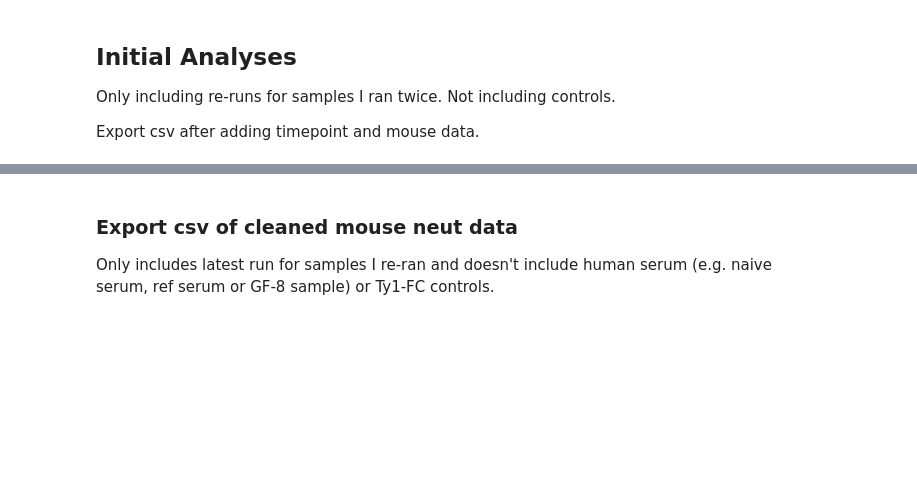
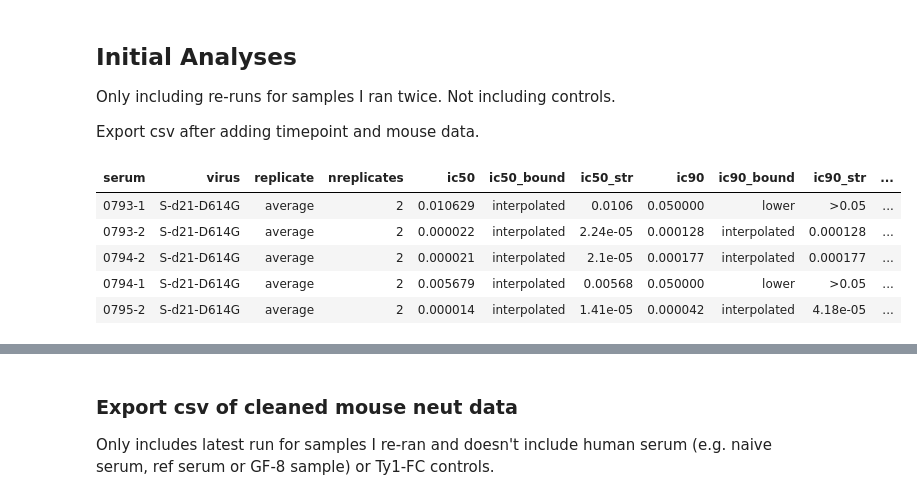
Before and after one commit to jbloomlab/RBD_nanoparticle_vaccine, a Jupyter notebook: MouseNeuts.ipynb, the cells around one changed output, grey strips where cells are left out. Drawn from its saved outputs; the diff is of its cells as text; code cells hidden in the pictures; blank space fills up the shorter version.

Commit message:
clean nb run

```diff
--- a/MouseNeuts.ipynb
+++ b/MouseNeuts.ipynb
@@ -192,7 +450,14 @@ cleaned_data_df = cleaned_data_df[~cleaned_data_df['serum'].isin(drop_samples)].
 cleaned_data_df['Timepoint'] = cleaned_data_df['serum'].apply(lambda x: 'Prime' if '-1' in x else 'Boost')
 cleaned_data_df['Mouse'] = cleaned_data_df['serum'].apply(lambda x: x[:-2])
 # %%
-display(cleaned_data_df.sort_values('Mouse').reset_index(drop=True).head())
+display(HTML(cleaned_data_df.sort_values('Mouse').reset_index(drop=True).head().to_html(index=False)))
+# %% [output]
+| serum | virus | replicate | nreplicates | ic50 | ic50_bound | ic50_str | ic90 | ic90_bound | ic90_str | ... |
+| 0793-1 | S-d21-D614G | average | 2 | 0.010629 | interpolated | 0.0106 | 0.050000 | lower | >0.05 | ... |
+| 0793-2 | S-d21-D614G | average | 2 | 0.000022 | interpolated | 2.24e-05 | 0.000128 | interpolated | 0.000128 | ... |
+| 0794-2 | S-d21-D614G | average | 2 | 0.000021 | interpolated | 2.1e-05 | 0.000177 | interpolated | 0.000177 | ... |
+| 0794-1 | S-d21-D614G | average | 2 | 0.005679 | interpolated | 0.00568 | 0.050000 | lower | >0.05 | ... |
+| 0795-2 | S-d21-D614G | average | 2 | 0.000014 | interpolated | 1.41e-05 | 0.000042 | interpolated | 4.18e-05 | ... |
 # %%
 groups = {'Group 1': ['0840', '0837', '0839', '0794', '0795', '0793'],
           'Group 2': ['0801', '0803', '0805', '0850', '0848', '0846'],
```
Also changed, not shown: parts of 22 cells of this notebook, 3 other files.
